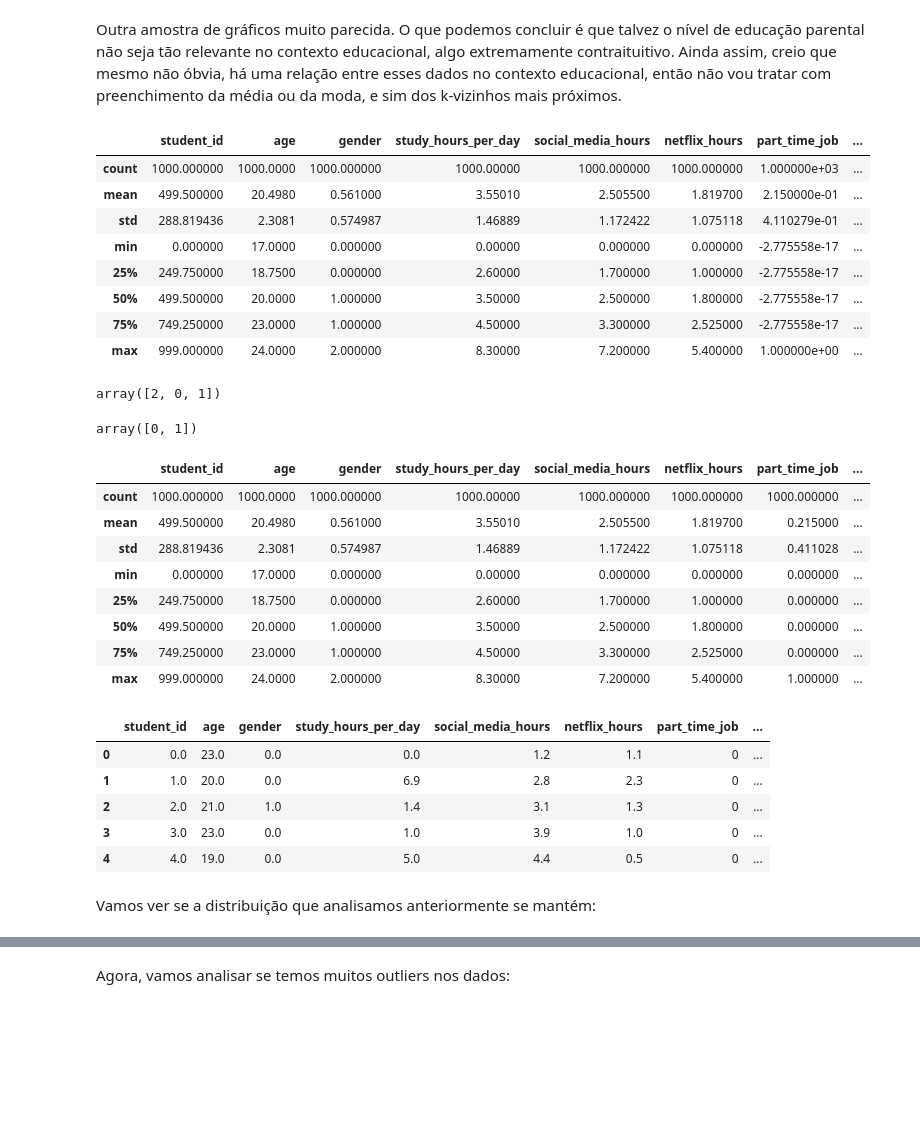
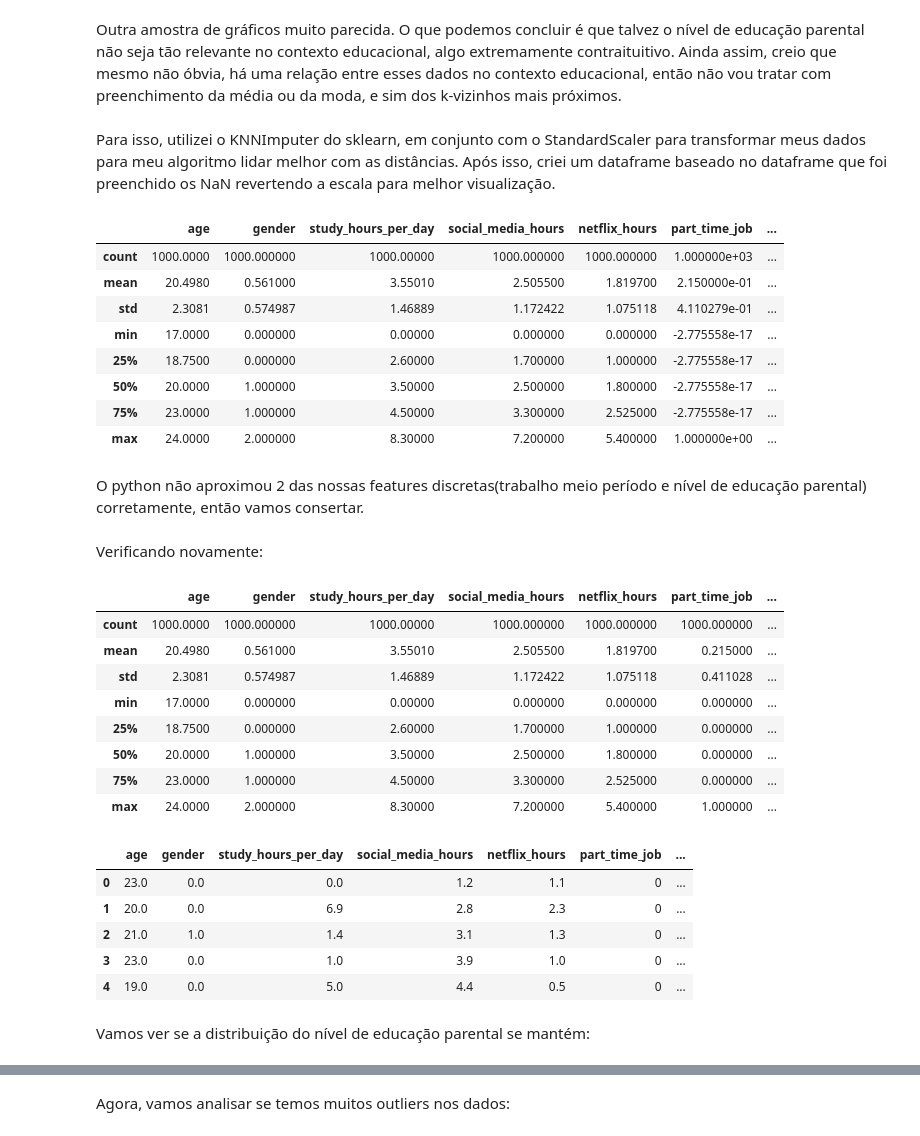
Before and after one commit to gusfring41/Trainee-CIS, a Jupyter notebook: clust.ipynb, the cells around one changed output, grey strips where cells are left out. Saved outputs shown, nothing was run; the diff lists cells and outputs as text; code cells hidden in the pictures; blank space fills up the shorter version.

```diff
--- a/clust.ipynb
+++ b/clust.ipynb
@@ -64,0 +82,4 @@ Temos 91 dados faltantes de uma categoria que pela minha hipótese, deve ter uma
+# %%
+for col in df.columns:
+    if df[col].dtype == 'object' and col != 'student_id':
+        print(f"{col}: {df[col].unique()}")
@@ -82,6 +112,7 @@ map_internet = {
 }
 
 df_numeric = df.copy()
+df_numeric.drop('student_id', axis=1, inplace=True)
 
 df_numeric['diet_quality'] = df_numeric['diet_quality'].map(map_dieta)
 df_numeric['parental_education_level'] = df_numeric['parental_education_level'].map(map_educ)
@@ -172,58 +198,57 @@ for grupo in grupos:
 [figure]
 # %% [markdown]
 Outra amostra de gráficos muito parecida. O que podemos concluir é que talvez o nível de educação parental não seja tão relevante no contexto educacional, algo extremamente contraituitivo. Ainda assim, creio que mesmo não óbvia, há uma relação entre esses dados no contexto educacional, então não vou tratar com preenchimento da média ou da moda, e sim dos k-vizinhos mais próximos.
+# %% [markdown]
+Para isso, utilizei o KNNImputer do sklearn, em conjunto com o StandardScaler para transformar meus dados para meu algoritmo lidar melhor com as distâncias. Após isso, criei um dataframe baseado no dataframe que foi preenchido os NaN revertendo a escala para melhor visualização.
 # %%
 escala = StandardScaler()
 df_escala = escala.fit_transform(df_numeric)
 
-imputer = KNNImputer(n_neighbors=3)
+imputer = KNNImputer(n_neighbors=7)
 df_imputed = imputer.fit_transform(df_escala)
 
 df_imputed = pd.DataFrame(df_imputed, columns=df_numeric.columns)
 df_revertido = escala.inverse_transform(df_imputed)
 df_revertido = pd.DataFrame(df_revertido, columns=df_numeric.columns)
 
 df_revertido.describe()
 # %% [output]
-|  | student_id | age | gender | study_hours_per_day | social_media_hours | netflix_hours | part_time_job | ... |
-| count | 1000.000000 | 1000.0000 | 1000.000000 | 1000.00000 | 1000.000000 | 1000.000000 | 1.000000e+03 | ... |
-| mean | 499.500000 | 20.4980 | 0.561000 | 3.55010 | 2.505500 | 1.819700 | 2.150000e-01 | ... |
-| std | 288.819436 | 2.3081 | 0.574987 | 1.46889 | 1.172422 | 1.075118 | 4.110279e-01 | ... |
-| min | 0.000000 | 17.0000 | 0.000000 | 0.00000 | 0.000000 | 0.000000 | -2.775558e-17 | ... |
-| 25% | 249.750000 | 18.7500 | 0.000000 | 2.60000 | 1.700000 | 1.000000 | -2.775558e-17 | ... |
-| 50% | 499.500000 | 20.0000 | 1.000000 | 3.50000 | 2.500000 | 1.800000 | -2.775558e-17 | ... |
-| 75% | 749.250000 | 23.0000 | 1.000000 | 4.50000 | 3.300000 | 2.525000 | -2.775558e-17 | ... |
-| max | 999.000000 | 24.0000 | 2.000000 | 8.30000 | 7.200000 | 5.400000 | 1.000000e+00 | ... |
+|  | age | gender | study_hours_per_day | social_media_hours | netflix_hours | part_time_job | ... |
+| count | 1000.0000 | 1000.000000 | 1000.00000 | 1000.000000 | 1000.000000 | 1.000000e+03 | ... |
+| mean | 20.4980 | 0.561000 | 3.55010 | 2.505500 | 1.819700 | 2.150000e-01 | ... |
+| std | 2.3081 | 0.574987 | 1.46889 | 1.172422 | 1.075118 | 4.110279e-01 | ... |
+| min | 17.0000 | 0.000000 | 0.00000 | 0.000000 | 0.000000 | -2.775558e-17 | ... |
+| 25% | 18.7500 | 0.000000 | 2.60000 | 1.700000 | 1.000000 | -2.775558e-17 | ... |
+| 50% | 20.0000 | 1.000000 | 3.50000 | 2.500000 | 1.800000 | -2.775558e-17 | ... |
+| 75% | 23.0000 | 1.000000 | 4.50000 | 3.300000 | 2.525000 | -2.775558e-17 | ... |
+| max | 24.0000 | 2.000000 | 8.30000 | 7.200000 | 5.400000 | 1.000000e+00 | ... |
+# %% [markdown]
+O python não aproximou 2 das nossas features discretas(trabalho meio período e nível de educação parental) corretamente, então vamos consertar.
 # %%
 df_revertido['parental_education_level'] = df_revertido['parental_education_level'].round().astype(int)
-df_revertido['parental_education_level'].unique()
+df_revertido['part_time_job'] = df_revertido['part_time_job'].round().astype(int)
-# %% [output]
-array([2, 0, 1])
-# %%
-df_revertido['part_time_job'] = df_revertido['part_time_job'].round().astype(int)
-df_revertido['part_time_job'].unique()
-# %% [output]
-array([0, 1])
+# %% [markdown]
+Verificando novamente:
 # %%
 df_revertido.describe()
 # %% [output]
-|  | student_id | age | gender | study_hours_per_day | social_media_hours | netflix_hours | part_time_job | ... |
-| count | 1000.000000 | 1000.0000 | 1000.000000 | 1000.00000 | 1000.000000 | 1000.000000 | 1000.000000 | ... |
-| mean | 499.500000 | 20.4980 | 0.561000 | 3.55010 | 2.505500 | 1.819700 | 0.215000 | ... |
-| std | 288.819436 | 2.3081 | 0.574987 | 1.46889 | 1.172422 | 1.075118 | 0.411028 | ... |
-| min | 0.000000 | 17.0000 | 0.000000 | 0.00000 | 0.000000 | 0.000000 | 0.000000 | ... |
-| 25% | 249.750000 | 18.7500 | 0.000000 | 2.60000 | 1.700000 | 1.000000 | 0.000000 | ... |
-| 50% | 499.500000 | 20.0000 | 1.000000 | 3.50000 | 2.500000 | 1.800000 | 0.000000 | ... |
-| 75% | 749.250000 | 23.0000 | 1.000000 | 4.50000 | 3.300000 | 2.525000 | 0.000000 | ... |
-| max | 999.000000 | 24.0000 | 2.000000 | 8.30000 | 7.200000 | 5.400000 | 1.000000 | ... |
+|  | age | gender | study_hours_per_day | social_media_hours | netflix_hours | part_time_job | ... |
+| count | 1000.0000 | 1000.000000 | 1000.00000 | 1000.000000 | 1000.000000 | 1000.000000 | ... |
+| mean | 20.4980 | 0.561000 | 3.55010 | 2.505500 | 1.819700 | 0.215000 | ... |
+| std | 2.3081 | 0.574987 | 1.46889 | 1.172422 | 1.075118 | 0.411028 | ... |
+| min | 17.0000 | 0.000000 | 0.00000 | 0.000000 | 0.000000 | 0.000000 | ... |
+| 25% | 18.7500 | 0.000000 | 2.60000 | 1.700000 | 1.000000 | 0.000000 | ... |
+| 50% | 20.0000 | 1.000000 | 3.50000 | 2.500000 | 1.800000 | 0.000000 | ... |
+| 75% | 23.0000 | 1.000000 | 4.50000 | 3.300000 | 2.525000 | 0.000000 | ... |
+| max | 24.0000 | 2.000000 | 8.30000 | 7.200000 | 5.400000 | 1.000000 | ... |
 # %%
 df_revertido.head()
 # %% [output]
-|  | student_id | age | gender | study_hours_per_day | social_media_hours | netflix_hours | part_time_job | ... |
-| 0 | 0.0 | 23.0 | 0.0 | 0.0 | 1.2 | 1.1 | 0 | ... |
-| 1 | 1.0 | 20.0 | 0.0 | 6.9 | 2.8 | 2.3 | 0 | ... |
-| 2 | 2.0 | 21.0 | 1.0 | 1.4 | 3.1 | 1.3 | 0 | ... |
-| 3 | 3.0 | 23.0 | 0.0 | 1.0 | 3.9 | 1.0 | 0 | ... |
-| 4 | 4.0 | 19.0 | 0.0 | 5.0 | 4.4 | 0.5 | 0 | ... |
+|  | age | gender | study_hours_per_day | social_media_hours | netflix_hours | part_time_job | ... |
+| 0 | 23.0 | 0.0 | 0.0 | 1.2 | 1.1 | 0 | ... |
+| 1 | 20.0 | 0.0 | 6.9 | 2.8 | 2.3 | 0 | ... |
+| 2 | 21.0 | 1.0 | 1.4 | 3.1 | 1.3 | 0 | ... |
+| 3 | 23.0 | 0.0 | 1.0 | 3.9 | 1.0 | 0 | ... |
+| 4 | 19.0 | 0.0 | 5.0 | 4.4 | 0.5 | 0 | ... |
 # %% [markdown]
-Vamos ver se a distribuição que analisamos anteriormente se mantém:
+Vamos ver se a distribuição do nível de educação parental se mantém:
```
Also changed, not shown: parts of 60 cells of this notebook.
